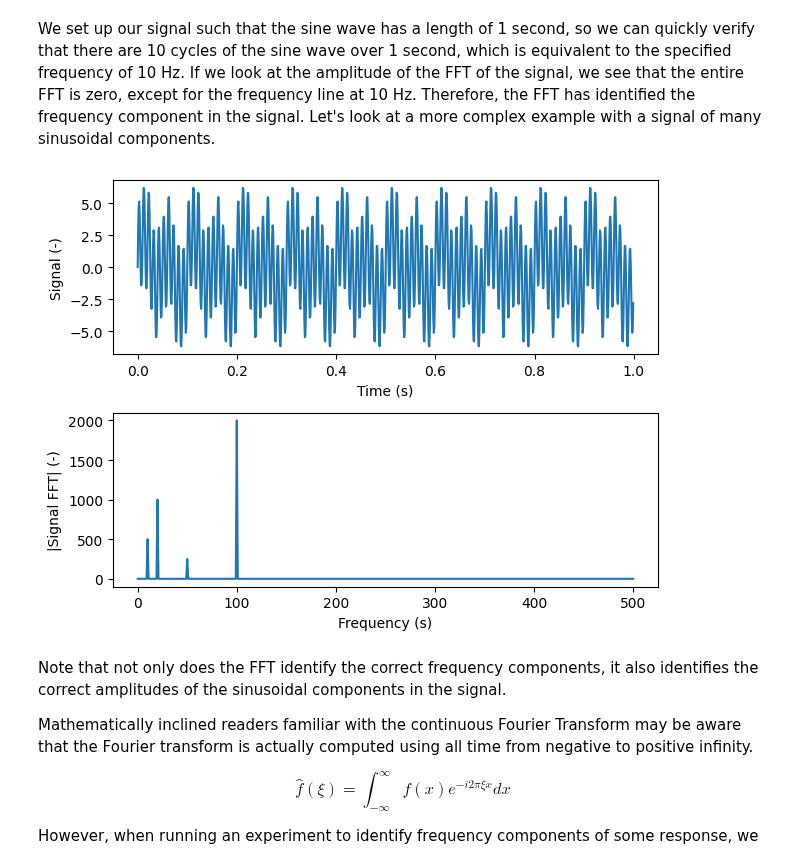
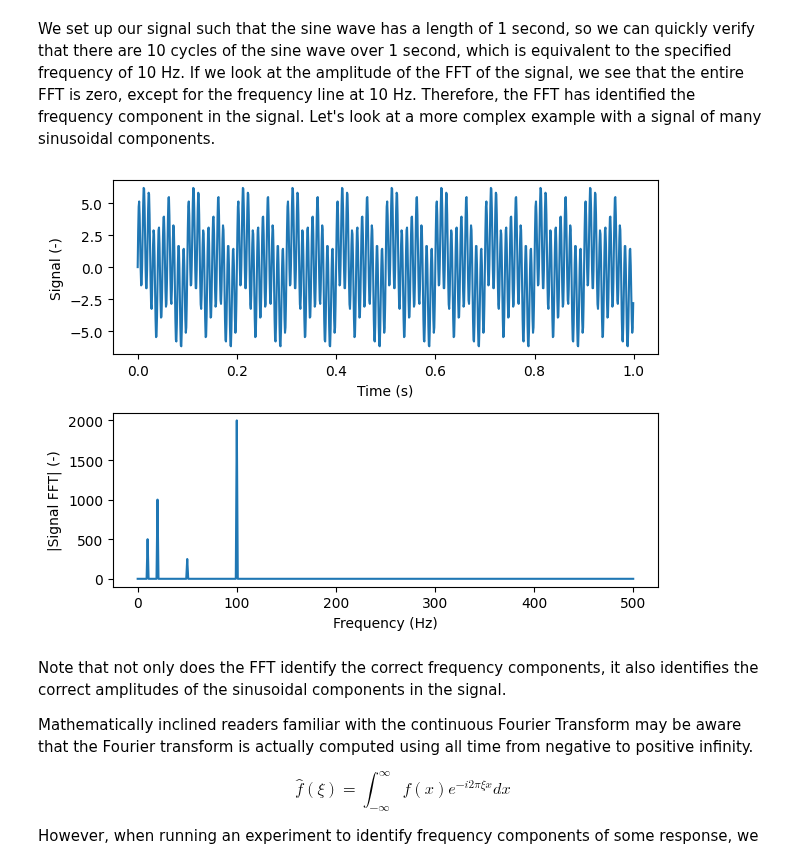
Before and after one commit to sandialabs/sdynpy, a Jupyter notebook: docs/source/modal_tutorials/Modal_05_Experimental_Modal_Analysis/Modal_05b_Types_of_Excitation.ipynb, the cells around one changed output. Cells and saved outputs as stored; diff of their text form; code cells hidden in the pictures.

```diff
--- a/docs/source/modal_tutorials/Modal_05_Experimental_Modal_Analysis/Modal_05b_Types_of_Excitation.ipynb
+++ b/docs/source/modal_tutorials/Modal_05_Experimental_Modal_Analysis/Modal_05b_Types_of_Excitation.ipynb
@@ -42,30 +42,30 @@ We set up our signal such that the sine wave has a length of 1 second, so we can
 # %%
 # Compute the signal
 frequencies = [10,20,50,100] # Hz
 amplitudes = [1,2,0.5,4]
 sample_rate = 1000 # Hz
 dt = 1/sample_rate # seconds
 num_samples = 1000 # Samples
 times = np.arange(num_samples)*dt
 signal = np.sum(
     sdpy.generator.sine(frequencies,dt,num_samples,amplitudes),
     axis=0)
 
 # Compute its FFT
 frequency_lines = np.fft.rfftfreq(num_samples,dt)
 signal_fft = np.fft.rfft(signal)
 
 # Plot both
 fig,ax = plt.subplots(2,1,num='Sine Signal')
 ax[0].plot(times,signal)
 ax[0].set_xlabel('Time (s)')
 ax[0].set_ylabel('Signal (-)')
 ax[1].plot(frequency_lines,np.abs(signal_fft))
-ax[1].set_xlabel('Frequency (s)')
+ax[1].set_xlabel('Frequency (Hz)')
 ax[1].set_ylabel('|Signal FFT| (-)')
 fig.tight_layout()
 # %% [output]
-[figure, old version]
+[figure, new version]
 # %% [markdown]
 Note that not only does the FFT identify the correct frequency components, it also identifies the correct amplitudes of the sinusoidal components in the signal.
 
```
Also changed, not shown: parts of 15 cells of this notebook, 32 other files.
